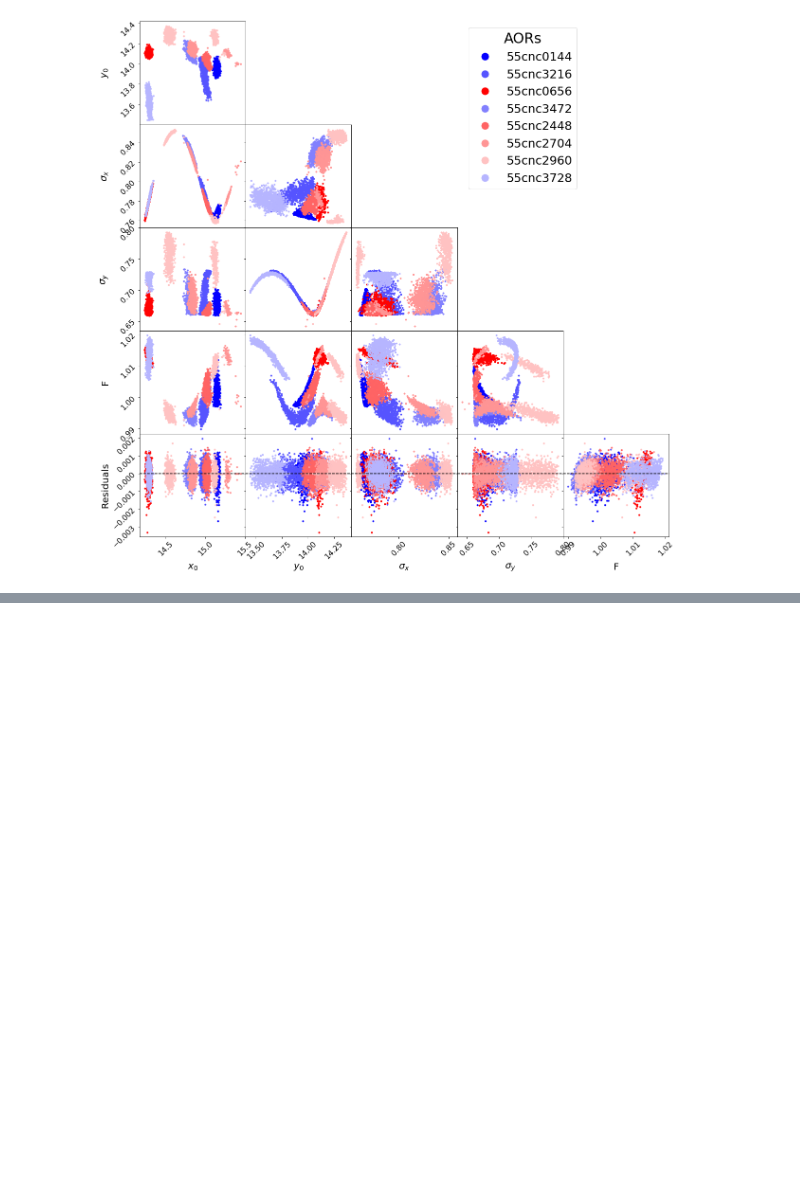
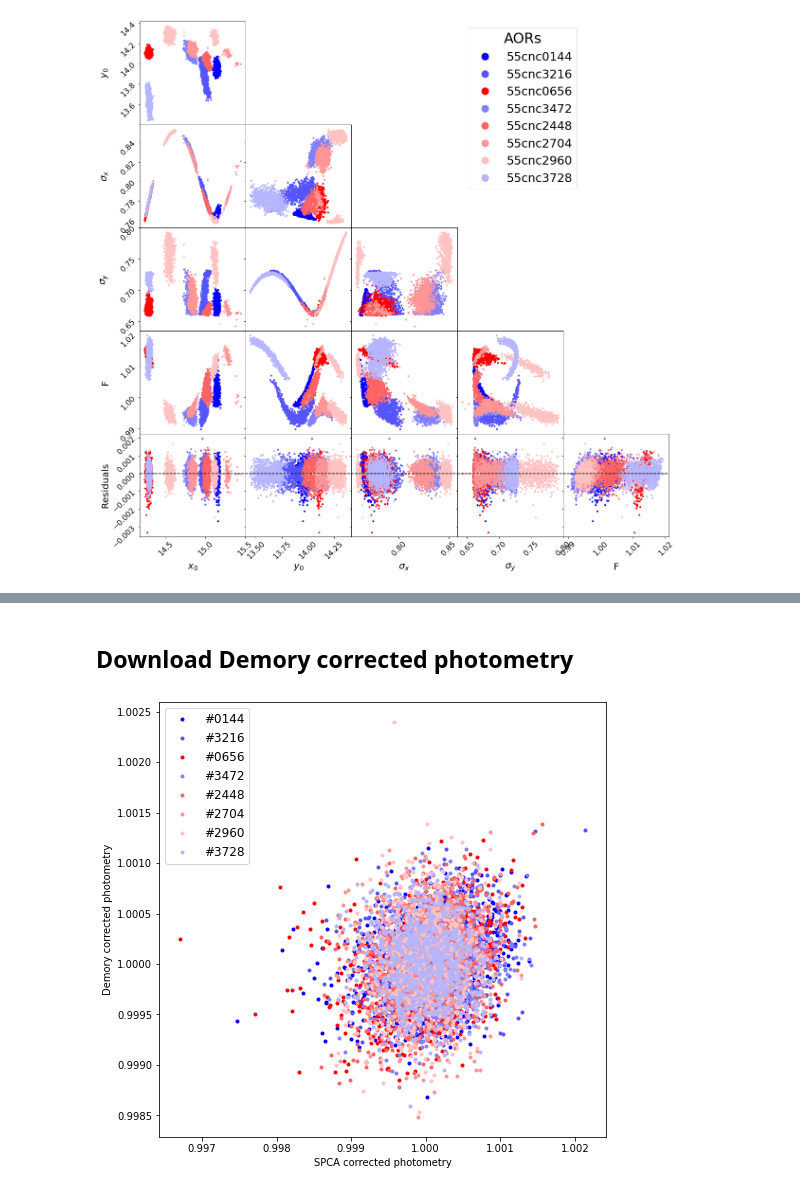
Before and after one commit to lisadang27/SPCA, a Jupyter notebook: Overleaf_Plotting.ipynb, the cells around one changed output, grey strips where cells are left out. Cells and saved outputs as stored; diff of their text form; code cells hidden in the pictures; blank space fills up the shorter version.

```diff
--- a/Overleaf_Plotting.ipynb
+++ b/Overleaf_Plotting.ipynb
@@ -852,0 +1117,2 @@ plt.legend(loc='upper right', fontsize=12)
+# %% [markdown]
+## Download Demory corrected photometry
@@ -852,0 +1200,17 @@ plt.legend(loc='upper right', fontsize=12)
+# %%
+plt.figure(figsize=(8, 8))
+plt.plot(Bindata(AOR1a, 0.905)[0], Demory_corr_flux_0144, '.', color=colors[0], label='#0144')
+plt.plot(Bindata(AOR2a, 0.909)[0], Demory_corr_flux_3216, '.', color=colors[1], label='#3216')
+plt.plot(Bindata(AOR3a, 0.913)[0], Demory_corr_flux_0656, '.', color=colors[2], label='#0656')
+plt.plot(Bindata(AOR4a, 0.915)[0], Demory_corr_flux_3472, '.', color=colors[3], label='#3472')
+plt.plot(Bindata(AOR5a, 0.905)[0], Demory_corr_flux_2448, '.', color=colors[4], label='#2448')
+plt.plot(Bindata(AOR6a, 0.953)[0], Demory_corr_flux_2704, '.', color=colors[5], label='#2704')
+plt.plot(Bindata(AOR6a, 0.88)[0], Demory_corr_flux_2960, '.', color=colors[6], label='#2960')
+plt.plot(Bindata(AOR6a, 0.988)[0], Demory_corr_flux_3728, '.', color=colors[7], label='#3728')
+plt.xlabel('SPCA corrected photometry')
+plt.ylabel('Demory corrected photometry')
+plt.legend(loc='upper left', fontsize=12)
+
+plt.savefig('/Users/samsonmercier/Desktop/Correlation.pdf')
+# %% [output]
+[figure, added]
```
Also changed, not shown: parts of 23 cells of this notebook, 3 other files.
